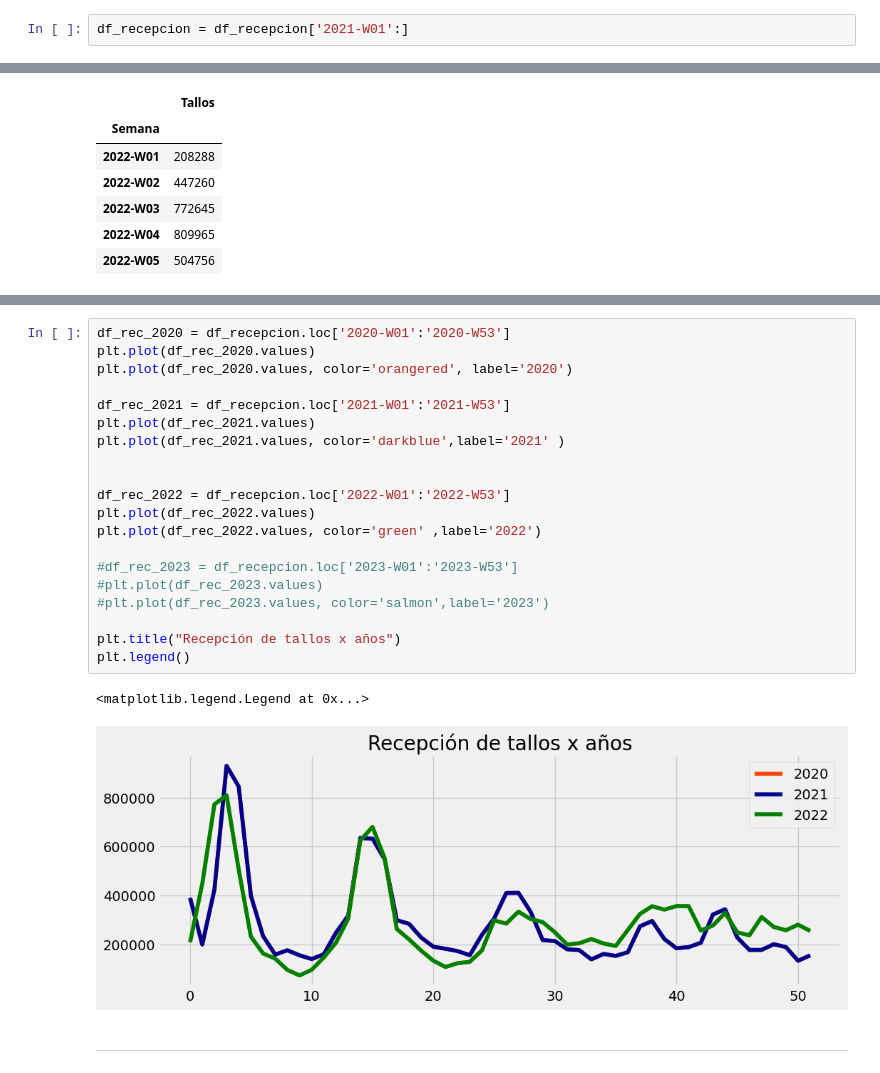
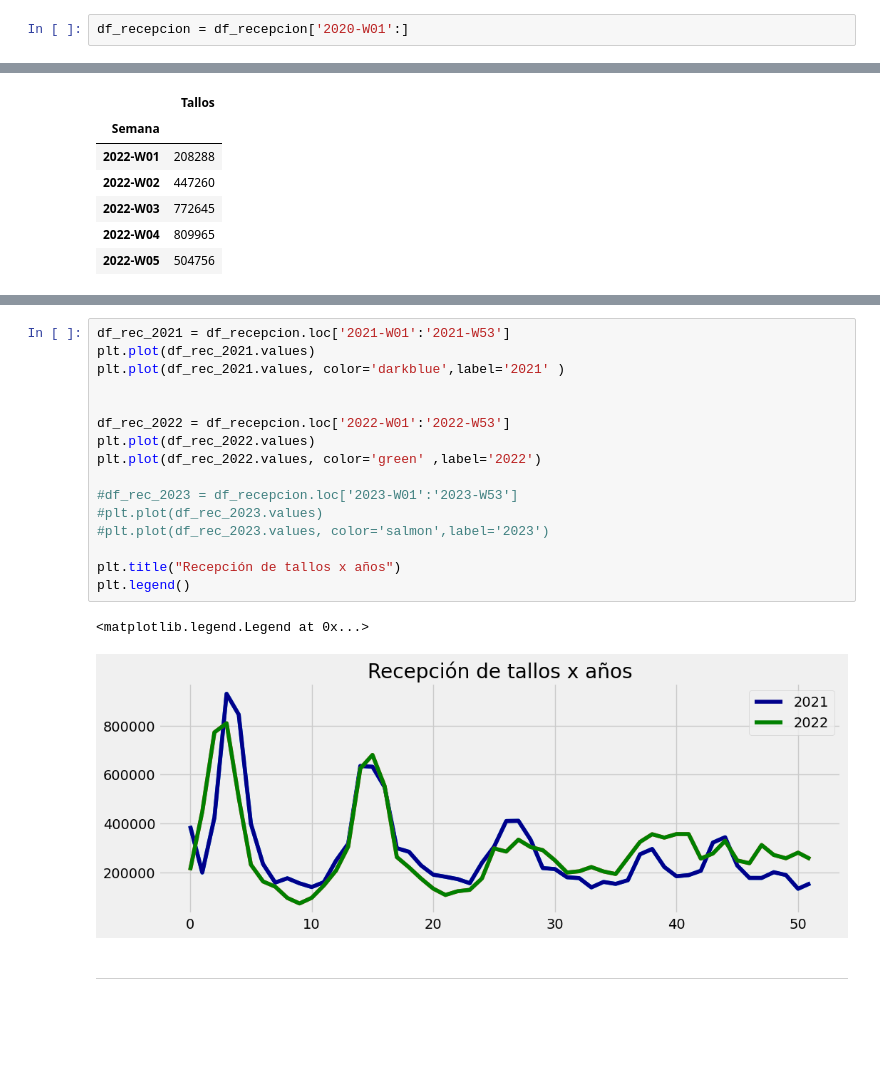
Before and after one commit to angelamejia804/TimeSeries, a Jupyter notebook: Recepcion_Sarimax_3_2021_2022_Exogen_Var.ipynb, the cells around one changed output, grey strips where cells are left out. Cells and saved outputs as stored; diff of their text form; blank space fills up the shorter version.

```diff
--- a/Recepcion_Sarimax_3_2021_2022_Exogen_Var.ipynb
+++ b/Recepcion_Sarimax_3_2021_2022_Exogen_Var.ipynb
@@ -91,7 +119,7 @@ Creamos un indice por semana que va ser usada como columna de agrupación y anal
 # %%
 df_recepcion = df_r.set_index('Semana')
 # %%
-df_recepcion = df_recepcion['2021-W01':]
+df_recepcion = df_recepcion['2020-W01':]
 # %%
 df_recepcion=df_recepcion.groupby('Semana').sum() # promedio semanal
 # %%
@@ -144,26 +149,22 @@ df_recepcion
 # %%
-df_rec_2020 = df_recepcion.loc['2020-W01':'2020-W53']
-plt.plot(df_rec_2020.values)
-plt.plot(df_rec_2020.values, color='orangered', label='2020')
-
 df_rec_2021 = df_recepcion.loc['2021-W01':'2021-W53']
 plt.plot(df_rec_2021.values)
 plt.plot(df_rec_2021.values, color='darkblue',label='2021' )
 
 
 df_rec_2022 = df_recepcion.loc['2022-W01':'2022-W53']
 plt.plot(df_rec_2022.values)
 plt.plot(df_rec_2022.values, color='green' ,label='2022')
 
 #df_rec_2023 = df_recepcion.loc['2023-W01':'2023-W53']
 #plt.plot(df_rec_2023.values)
 #plt.plot(df_rec_2023.values, color='salmon',label='2023')
 
 plt.title("Recepción de tallos x años")
 plt.legend()
 # %% [output]
 <matplotlib.legend.Legend at 0x...>
-[figure, old version]
+[figure, new version]
 # %% [markdown]
 --------------------- ----------------------- ---------------------              ----------------------------------------- ---------
 # %% [markdown]
```
Also changed, not shown: parts of 91 cells of this notebook.
